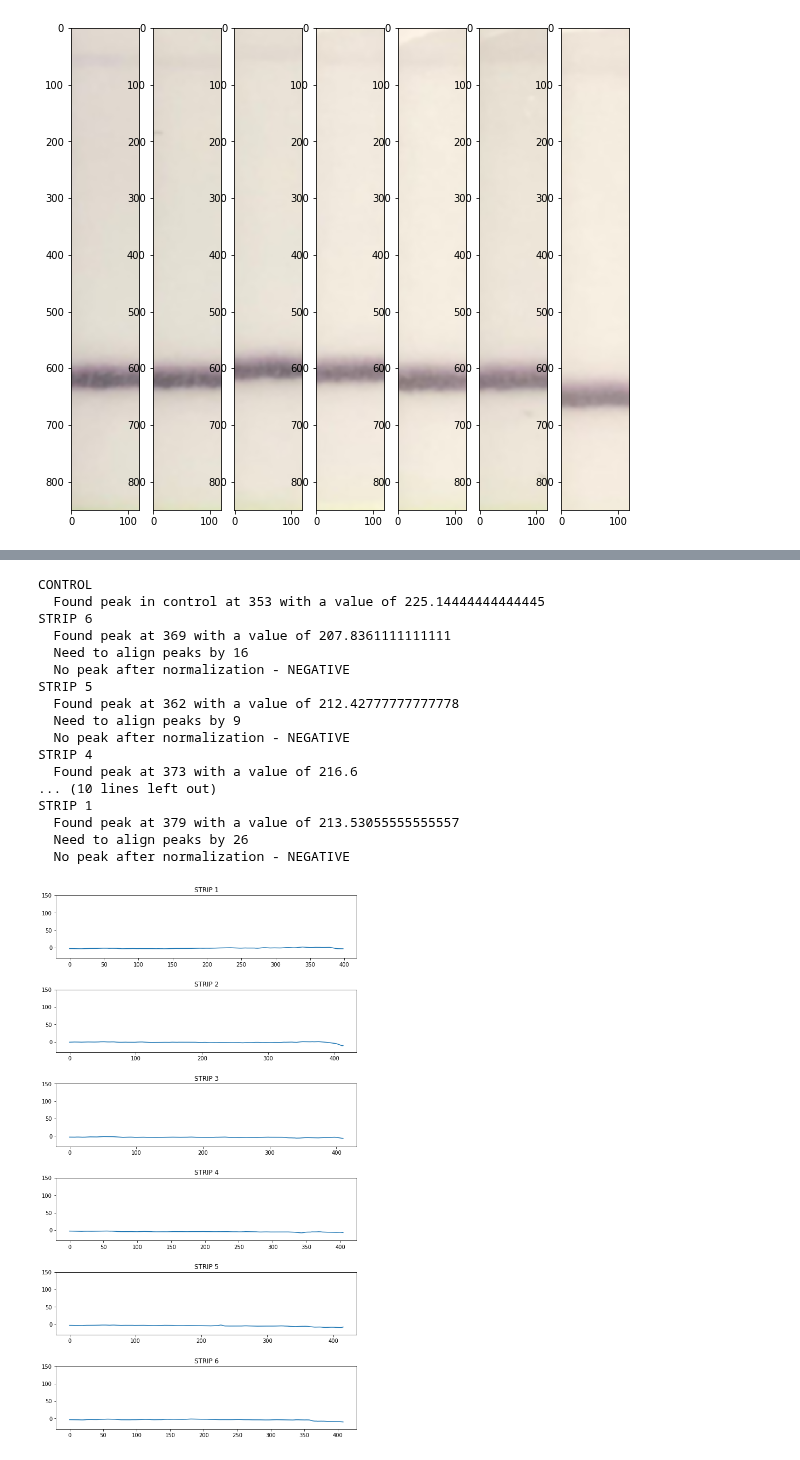
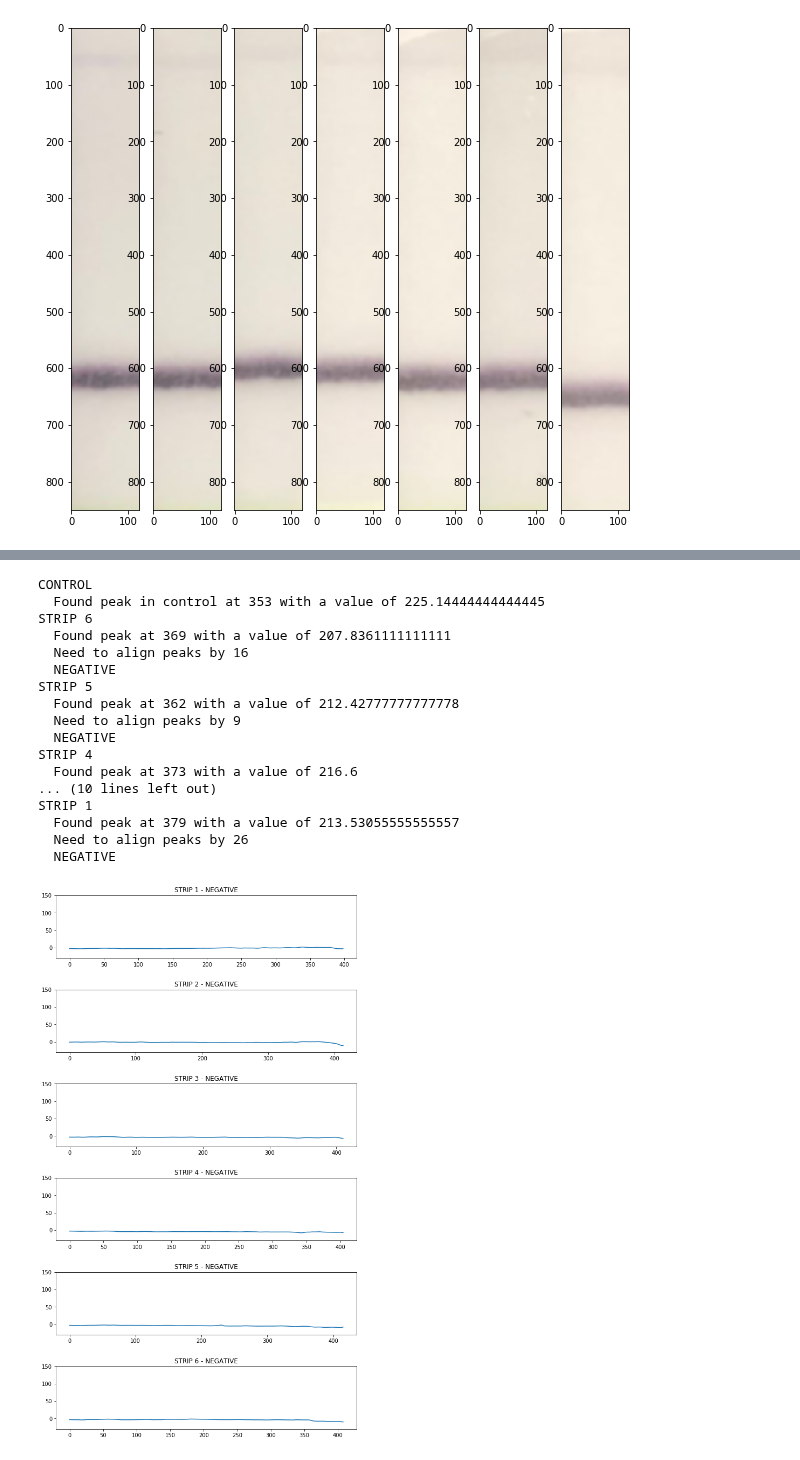
Before and after one commit to broadinstitute/HandLens-1.0.0, a Jupyter notebook: notebooks/Strip Detection and Comparison v3.ipynb, the cells around one changed output, grey strips where cells are left out. Drawn from its saved outputs; the diff is of its cells as text; code cells hidden in the pictures.

```diff
--- a/notebooks/Strip Detection and Comparison v3.ipynb
+++ b/notebooks/Strip Detection and Comparison v3.ipynb
@@ -422,7 +431,19 @@ for img in raw_strip_images:
 # %% [output]
 [figure]
 # %%
-# Processing Step 8: Plot all intensities
+# Processing Step 8: Plot raw intensities, and make prediction using "universal" threshold
+
+# Naive prediction using threshold obtained from set of controls and low concentration samples
+def predict0(data):
+    half = int(data.shape[0]/2)
+    values = np.array([])
+    for i in range(half, data.shape[0]):
+        values = np.append(values, np.mean(data[i]))
+    m = np.min(values)
+    sd = np.std(values)
+    if m < LODThreshold: return "POSITIVE"
+    elif m < LODThreshold + 2 * sd: return "BORDERLINE"
+    else: return "NEGATIVE"
 
 fig, plots = plt.subplots(len(norm_strip_images))
 plt.subplots_adjust(top=1.5, hspace=0.5)
@@ -437,6 +458,8 @@ for img in norm_strip_images:
     if idx == 0:
         plots[idx].set_title("CONTROL")
     else:
-        plots[idx].set_title("STRIP " + str(idx))
+        pred = predict0(data)
+        plots[idx].set_title("STRIP " + str(idx) + " - " + pred)
+
     idx -= 1
 # %% [output]
@@ -444,5 +467,7 @@ for img in norm_strip_images:
 # %%
-# Processing Step 9: Compare all test images with the control image (last)
+# Processing Step 9: Make prediction normalizing by the control and then applying a pre-calculated
+# low-concentration threshold (if useLowConcentrationTreshold = True in parameters), or a threshold calcualted
+# per each strip/sample (if useLowConcentrationTreshold = False)
 
 def getPeak(data, start, scale):
     nrows = data.shape[0]
@@ -460,6 +485,31 @@ def getPeak(data, start, scale):
         return i, peak, v
     else:
         return None, None, v
+
+def predict(data):
+    nrows = data.shape[0]
+    values = np.array([])
+    for r in range(0, nrows):
+        values = np.append(values, np.mean(data[r]))
+
+    v = values[0:-1]
+    mean = np.mean(v[0:int(len(v)/2)])
+    std = np.std(v[0:int(len(v)/2)])
+
+    i = np.argmin(v)
+    peak = np.min(v)
+
+    if useLowConcentrationTreshold:
+        t = detectionTreshold
+    else:
+        t = peakSTDScaleNorm * std
+
+    if peak < mean - t:
+        return "POSITIVE"
+    elif peak < mean - t + 2 * std:
+        return "BORDERLINE"
+    else:
+        return "NEGATIVE"
 
 ctrl_img = norm_strip_images[-1]
 
@@ -502,7 +552,11 @@ for test_img in norm_strip_images[0:-1]:
                     d = test_data[i + idx_diff] - ctrl_data[i] + offset
                     rows.append(d)
         else:
-            print("  Cannot match with control - NEGATIVE")
+            print("  Cannot match with control")
+            print("  NEGATIVE")
+            plots[idx].set_ylim([-30, 150])
+            plots[idx].set_title("STRIP " + str(idx + 1) + " - NEGATIVE")
+            idx -= 1
             continue
 
         diff = np.array(rows)
@@ -512,41 +566,37 @@ for test_img in norm_strip_images[0:-1]:
         diff = diff[half:-1]
 
     # Another possibility could be to use OpenCV's image integrals:
     # http://www.aishack.in/tutorials/integral-images-opencv/
 
     values = np.array([])
     nrows = diff.shape[0]
     for r in range(0, nrows):
         m = -np.mean(diff[r])
         values = np.append(values, m)
 
-    pk_idx, pk_val, all_val = getPeak(-values, 0, peakSTDScaleNorm)
-
-    if pk_idx:
-        print("  Normalized peak value:", -pk_val, "- POSITIVE")
-    else:
-        print("  No peak after normalization - NEGATIVE")
+    pred = predict(-values)
+    print("  " + pred)
 
     plots[idx].set_ylim([-30, 150])
-    plots[idx].set_title("STRIP " + str(idx + 1))
+    plots[idx].set_title("STRIP " + str(idx + 1) + " - " + pred)
     plots[idx].plot(values)
     idx -= 1
 # %% [output]
 CONTROL
   Found peak in control at 353 with a value of 225.14444444444445
 STRIP 6
   Found peak at 369 with a value of 207.8361111111111
   Need to align peaks by 16
-  No peak after normalization - NEGATIVE
+  NEGATIVE
 STRIP 5
   Found peak at 362 with a value of 212.42777777777778
   Need to align peaks by 9
-  No peak after normalization - NEGATIVE
+  NEGATIVE
 STRIP 4
   Found peak at 373 with a value of 216.6
 ... (10 lines left out)
 STRIP 1
   Found peak at 379 with a value of 213.53055555555557
   Need to align peaks by 26
-  No peak after normalization - NEGATIVE
+  NEGATIVE
-[figure, old version]
+[figure, new version]
```
Also changed, not shown: parts of 2 cells of this notebook, 9 other files.
